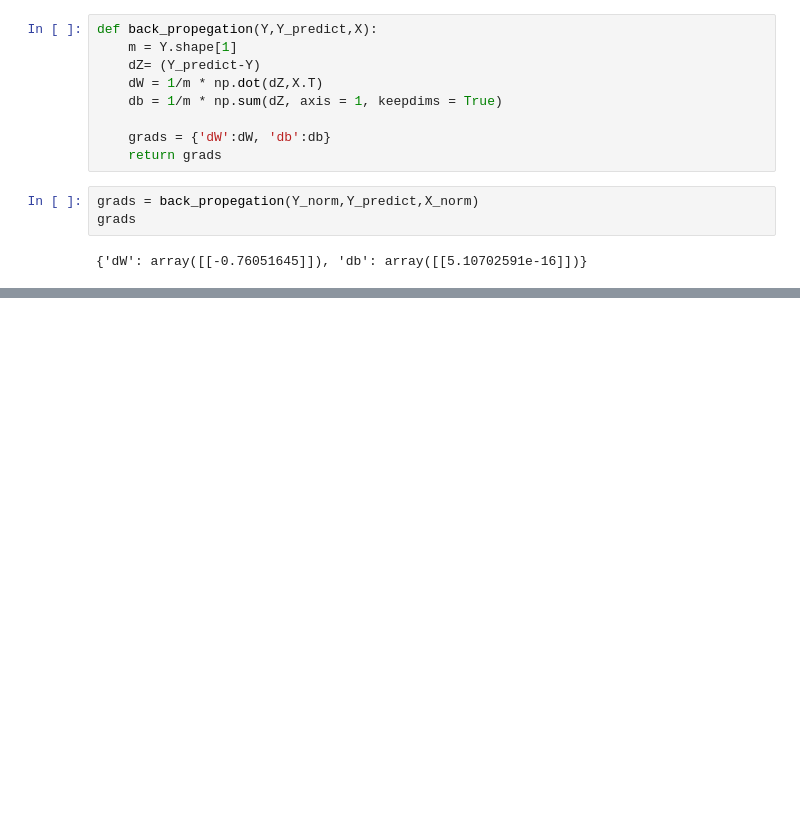
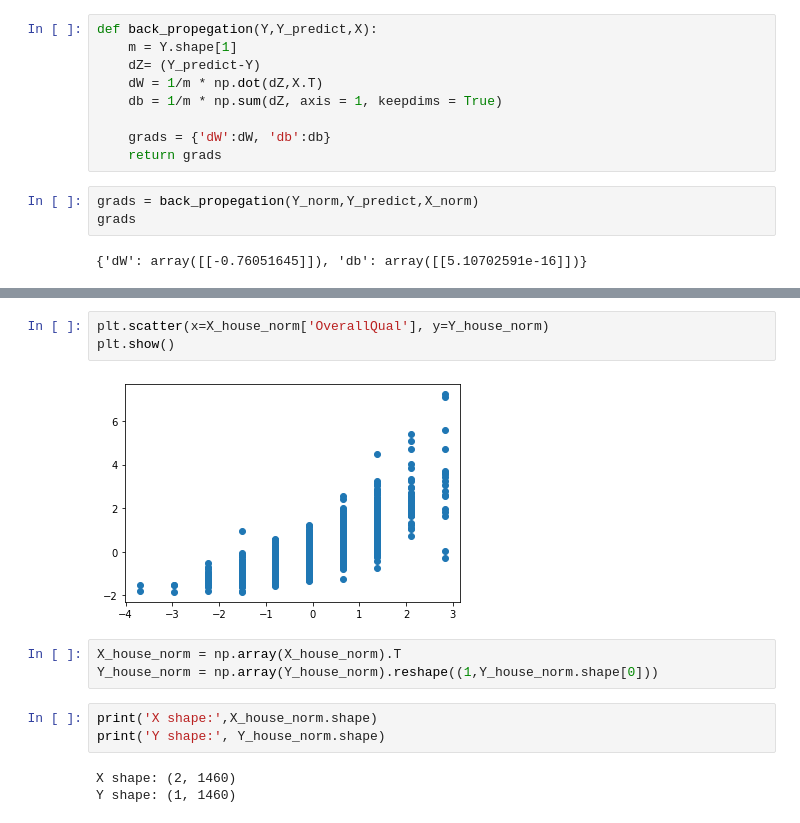
Before and after one commit to AbanoubYounan/Build-Linear-Regression-Model-from-Scratch, a Jupyter notebook: Linear Regression from Scratch.ipynb, the cells around one changed output, grey strips where cells are left out. Drawn from its saved outputs; the diff is of its cells as text; blank space fills up the shorter version.

```diff
--- a/Linear Regression from Scratch.ipynb
+++ b/Linear Regression from Scratch.ipynb
@@ -142,0 +211,14 @@ cost in iteration # 100 = 0.2350192808865722
+# %%
+plt.scatter(x=X_house_norm['OverallQual'], y=Y_house_norm)
+plt.show()
+# %% [output]
+[figure, added]
+# %%
+X_house_norm = np.array(X_house_norm).T
+Y_house_norm = np.array(Y_house_norm).reshape((1,Y_house_norm.shape[0]))
+# %%
+print('X shape:',X_house_norm.shape)
+print('Y shape:', Y_house_norm.shape)
+# %% [output]
+X shape: (2, 1460)
+Y shape: (1, 1460)
```
Also changed, not shown: parts of 16 cells of this notebook, 1 other file.
